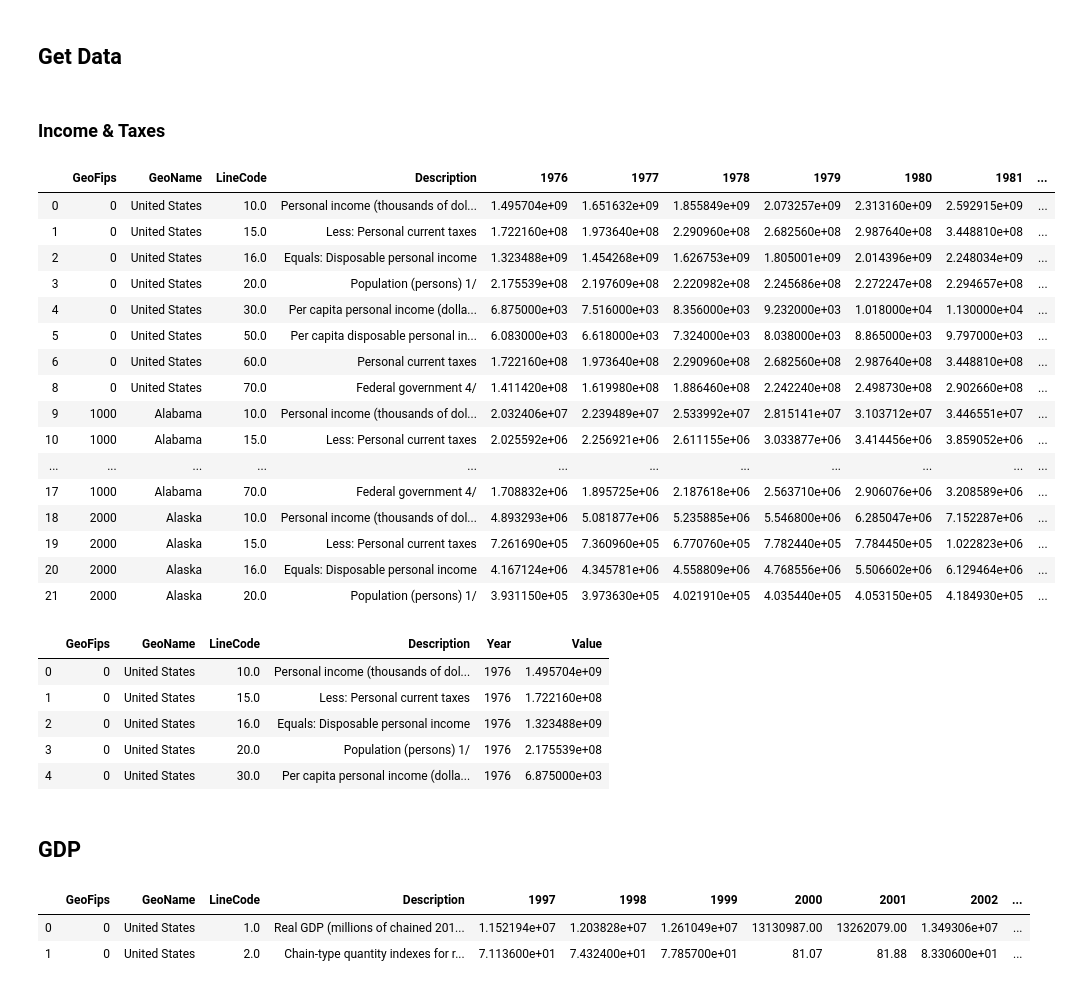
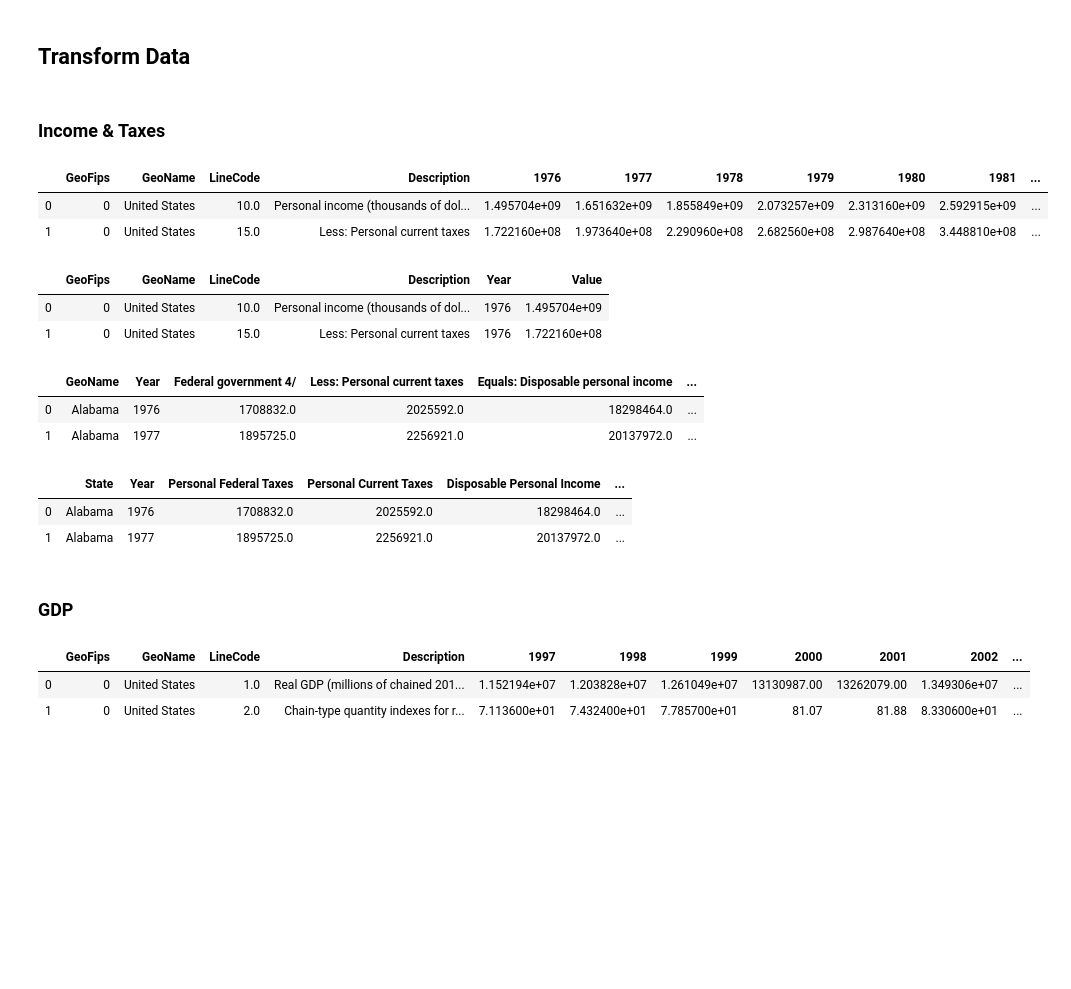
Before and after one commit to admiral810/State_GDP_Income_Taxes, a Jupyter notebook: GDP_Taxes_Income.ipynb, the cells around one changed output. Cells and saved outputs as stored; diff of their text form; code cells hidden in the pictures; blank space fills up the shorter version.

Commit message:
finalized script for transforming and joining public data files

```diff
--- a/GDP_Taxes_Income.ipynb
+++ b/GDP_Taxes_Income.ipynb
@@ -5,7 +5,7 @@ import datetime as dt
 
 pd.set_option('display.max_columns', 500)
 # %% [markdown]
-## Get Data
+## Transform Data
 # %% [markdown]
 ### Income & Taxes
 # %%
@@ -14,47 +14,57 @@ inc_df = pd.read_csv("Data/Source/Personal Income and Taxes by State.csv", skipr
 # %%
 # clean data
 
 # drop NaN
 inc_df.dropna(subset=["GeoName", "LineCode"], inplace=True)
 
 # remove astericks in GeoName
-inc_df["GeoName"] = inc_df["GeoName"].str.replace("*", "")
+inc_df["GeoName"] = inc_df["GeoName"].str.replace("*", "").str.rstrip()
 
-inc_df.head(20)
+inc_df.head(2)
 # %% [output]
 |  | GeoFips | GeoName | LineCode | Description | 1976 | 1977 | 1978 | 1979 | 1980 | 1981 | ... |
 | 0 | 0 | United States | 10.0 | Personal income (thousands of dol... | 1.495704e+09 | 1.651632e+09 | 1.855849e+09 | 2.073257e+09 | 2.313160e+09 | 2.592915e+09 | ... |
 | 1 | 0 | United States | 15.0 | Less: Personal current taxes | 1.722160e+08 | 1.973640e+08 | 2.290960e+08 | 2.682560e+08 | 2.987640e+08 | 3.448810e+08 | ... |
-| 2 | 0 | United States | 16.0 | Equals: Disposable personal income | 1.323488e+09 | 1.454268e+09 | 1.626753e+09 | 1.805001e+09 | 2.014396e+09 | 2.248034e+09 | ... |
-| 3 | 0 | United States | 20.0 | Population (persons) 1/ | 2.175539e+08 | 2.197609e+08 | 2.220982e+08 | 2.245686e+08 | 2.272247e+08 | 2.294657e+08 | ... |
-| 4 | 0 | United States | 30.0 | Per capita personal income (dolla... | 6.875000e+03 | 7.516000e+03 | 8.356000e+03 | 9.232000e+03 | 1.018000e+04 | 1.130000e+04 | ... |
-| 5 | 0 | United States | 50.0 | Per capita disposable personal in... | 6.083000e+03 | 6.618000e+03 | 7.324000e+03 | 8.038000e+03 | 8.865000e+03 | 9.797000e+03 | ... |
-| 6 | 0 | United States | 60.0 | Personal current taxes | 1.722160e+08 | 1.973640e+08 | 2.290960e+08 | 2.682560e+08 | 2.987640e+08 | 3.448810e+08 | ... |
-| 8 | 0 | United States | 70.0 | Federal government 4/ | 1.411420e+08 | 1.619980e+08 | 1.886460e+08 | 2.242240e+08 | 2.498730e+08 | 2.902660e+08 | ... |
-| 9 | 1000 | Alabama | 10.0 | Personal income (thousands of dol... | 2.032406e+07 | 2.239489e+07 | 2.533992e+07 | 2.815141e+07 | 3.103712e+07 | 3.446551e+07 | ... |
-| 10 | 1000 | Alabama | 15.0 | Less: Personal current taxes | 2.025592e+06 | 2.256921e+06 | 2.611155e+06 | 3.033877e+06 | 3.414456e+06 | 3.859052e+06 | ... |
-| ... | ... | ... | ... | ... | ... | ... | ... | ... | ... | ... | ... |
-| 17 | 1000 | Alabama | 70.0 | Federal government 4/ | 1.708832e+06 | 1.895725e+06 | 2.187618e+06 | 2.563710e+06 | 2.906076e+06 | 3.208589e+06 | ... |
-| 18 | 2000 | Alaska | 10.0 | Personal income (thousands of dol... | 4.893293e+06 | 5.081877e+06 | 5.235885e+06 | 5.546800e+06 | 6.285047e+06 | 7.152287e+06 | ... |
-| 19 | 2000 | Alaska | 15.0 | Less: Personal current taxes | 7.261690e+05 | 7.360960e+05 | 6.770760e+05 | 7.782440e+05 | 7.784450e+05 | 1.022823e+06 | ... |
-| 20 | 2000 | Alaska | 16.0 | Equals: Disposable personal income | 4.167124e+06 | 4.345781e+06 | 4.558809e+06 | 4.768556e+06 | 5.506602e+06 | 6.129464e+06 | ... |
-| 21 | 2000 | Alaska | 20.0 | Population (persons) 1/ | 3.931150e+05 | 3.973630e+05 | 4.021910e+05 | 4.035440e+05 | 4.053150e+05 | 4.184930e+05 | ... |
 # %%
 # transform data
 
 # unpivot years
 inc_df = pd.melt(inc_df, id_vars=['GeoFips', 'GeoName', 'LineCode', 'Description'],
         var_name='Year', value_name='Value')
-inc_df.head()
+inc_df.head(2)
 # %% [output]
 |  | GeoFips | GeoName | LineCode | Description | Year | Value |
 | 0 | 0 | United States | 10.0 | Personal income (thousands of dol... | 1976 | 1.495704e+09 |
 | 1 | 0 | United States | 15.0 | Less: Personal current taxes | 1976 | 1.722160e+08 |
-| 2 | 0 | United States | 16.0 | Equals: Disposable personal income | 1976 | 1.323488e+09 |
-| 3 | 0 | United States | 20.0 | Population (persons) 1/ | 1976 | 2.175539e+08 |
-| 4 | 0 | United States | 30.0 | Per capita personal income (dolla... | 1976 | 6.875000e+03 |
+# %%
+inc_df = inc_df.pivot_table(index=['GeoName', 'Year'],
+                     columns='Description', values='Value', aggfunc='mean').reset_index()
+inc_df.columns.name = None
+inc_df.head(2)
+# %% [output]
+|  | GeoName | Year | Federal government 4/ | Less: Personal current taxes | Equals: Disposable personal income | ... |
+| 0 | Alabama | 1976 | 1708832.0 | 2025592.0 | 18298464.0 | ... |
+| 1 | Alabama | 1977 | 1895725.0 | 2256921.0 | 20137972.0 | ... |
+# %%
+inc_df.rename(columns={"GeoName": "State",
+                   "  Federal government 4/": "Personal Federal Taxes",
+                   "  Less: Personal current taxes": "Personal Current Taxes",
+                   "Equals: Disposable personal income": "Disposable Personal Income",
+                   "Per capita disposable personal income (dollars) 3/": "Disposable Personal Income (Per Capita)",
+                   "Per capita personal income (dollars) 2/": "Personal Income (Per Capita)",
+                   "Personal current taxes": "DUPLICATE TAXES",
+                   "Personal income (thousands of dollars)": "Personal income (thousands of dollars)",
+                   "Population (persons) 1/": "Population"
+                  }, inplace=True)
+
+del inc_df['DUPLICATE TAXES']
+inc_df.head(2)
+# %% [output]
+|  | State | Year | Personal Federal Taxes | Personal Current Taxes | Disposable Personal Income | ... |
+| 0 | Alabama | 1976 | 1708832.0 | 2025592.0 | 18298464.0 | ... |
+| 1 | Alabama | 1977 | 1895725.0 | 2256921.0 | 20137972.0 | ... |
 # %% [markdown]
-## GDP
+### GDP
 # %%
 # Create dataframe for income and taxes information
 gdp_df = pd.read_csv("Data/Source/GDP by State.csv", skiprows=4)
```
Also changed, not shown: parts of 20 cells of this notebook, 9 other files.
